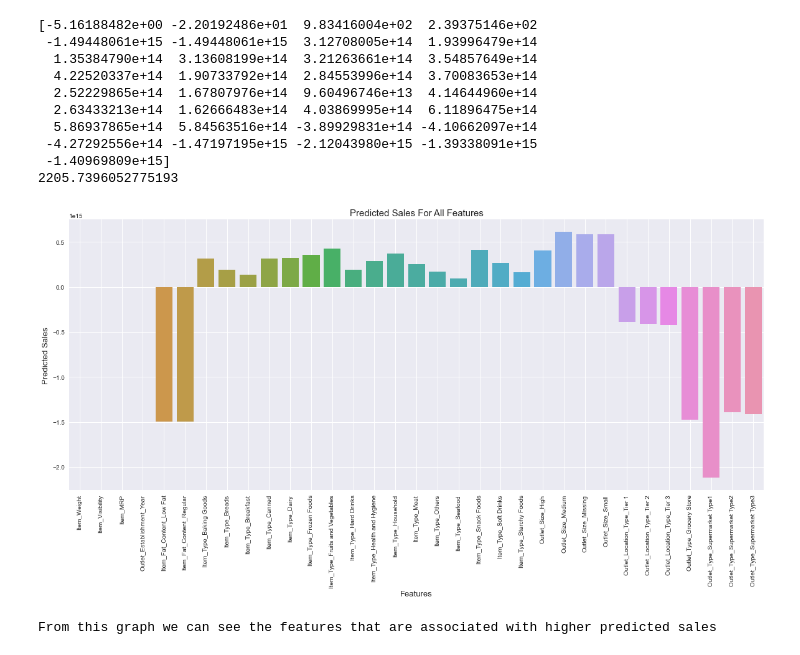
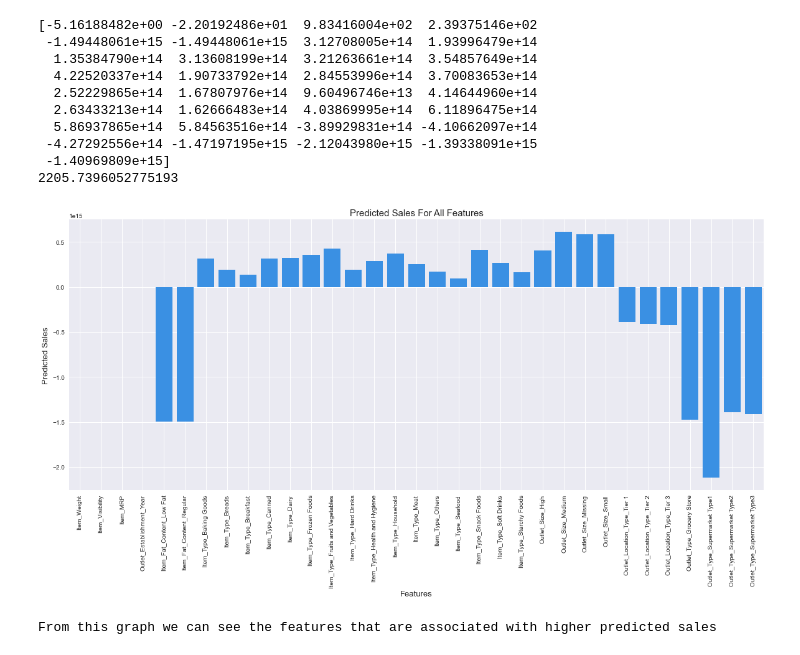
Before and after one commit to SpencerReno/sales-predictions, a Jupyter notebook: Sales_predictions.ipynb, the cells around one changed output. Drawn from its saved outputs; the diff is of its cells as text; code cells hidden in the pictures.

Commit message:
Final Commit sales predictions

```diff
--- a/Sales_predictions.ipynb
+++ b/Sales_predictions.ipynb
@@ -292,10 +307,10 @@ plt.show()
 # %% [markdown]
 # Project 1 part 5 Machine Learning
 # %%
-matchine_data = sales_data
+machine_data = sales_data
 #dropping these col as they are specifc to one item and one store no need to have these for predictions as of right now
-matchine_data.drop(['Item_Identifier','Outlet_Identifier'], axis=1, inplace=True)
-matchine_data.head()
+machine_data.drop(['Item_Identifier','Outlet_Identifier'], axis=1, inplace=True)
+machine_data.head()
 # %% [output]
 |  | Item_Weight | Item_Fat_Content | Item_Visibility | Item_Type | Item_MRP | Outlet_Establishment_Year | ... |
 | 0 | 9.30 | Low Fat | 0.016047 | Dairy | 249.8092 | 1999 | ... |
@@ -304,11 +319,11 @@ matchine_data.head()
 | 3 | 19.20 | Regular | 0.000000 | Fruits and Vegetables | 182.0950 | 1998 | ... |
 | 4 | 8.93 | Low Fat | 0.000000 | Household | 53.8614 | 1987 | ... |
 # %%
-matchine_data= pd.get_dummies(
-    matchine_data,
+machine_data= pd.get_dummies(
+    machine_data,
     columns=['Item_Fat_Content','Item_Type' , 'Outlet_Size', 'Outlet_Location_Type', 'Outlet_Type'],
     )
-matchine_data
+machine_data
 # %% [output]
 |  | Item_Weight | Item_Visibility | Item_MRP | Outlet_Establishment_Year | Item_Outlet_Sales | Item_Fat_Content_Low Fat | ... |
 | 0 | 9.300 | 0.016047 | 249.8092 | 1999 | 3735.1380 | 1 | ... |
@@ -326,8 +341,8 @@ matchine_data
 # %% [markdown]
 ## Assign the "Item_Outlet_Sales" column as your target and the rest of the variables as your features matrix.
 # %%
-y = matchine_data['Item_Outlet_Sales'].values
-X = matchine_data.loc[:, matchine_data.columns]
+y = machine_data['Item_Outlet_Sales'].values
+X = machine_data.loc[:, machine_data.columns]
 # %%
 X.drop('Item_Outlet_Sales',axis=1, inplace=True)
 X = X.values
@@ -392,25 +408,25 @@ print(reg.intercept_)
 2205.7396052775193
 # %%
 # getting all the column names
-matchine_cols =  matchine_data.loc[:, matchine_data.columns]
+matchine_cols =  machine_data.loc[:, machine_data.columns]
 
 #dropping the outlet sales since that wont be apart of the reg.coef_
 matchine_cols.drop('Item_Outlet_Sales', axis=1, inplace=True)
 
 #creating graph to show the values from the coef_ (easier to see features that are most associated with higher predicted sales)
 plt.figure(figsize=(20,8))
-sns.barplot(matchine_cols.columns, reg.coef_)
+sns.barplot(matchine_cols.columns, reg.coef_, color='dodgerblue')
 plt.title('Predicted Sales For All Features', fontsize=15)
 plt.xlabel('Features', fontsize=13)
 plt.ylabel('Predicted Sales', fontsize=13)
 
 plt.xticks(rotation=90)
 plt.grid('x')
 plt.show()
 print(
     '''From this graph we can see the features that are associated with higher predicted sales''')
 
 #I didnt format in this case since all we care about is seeing the features that are associated with the higher prices
 # %% [output]
-[figure, old version]
+[figure, new version]
 From this graph we can see the features that are associated with higher predicted sales
```
Also changed, not shown: parts of 65 cells of this notebook.
